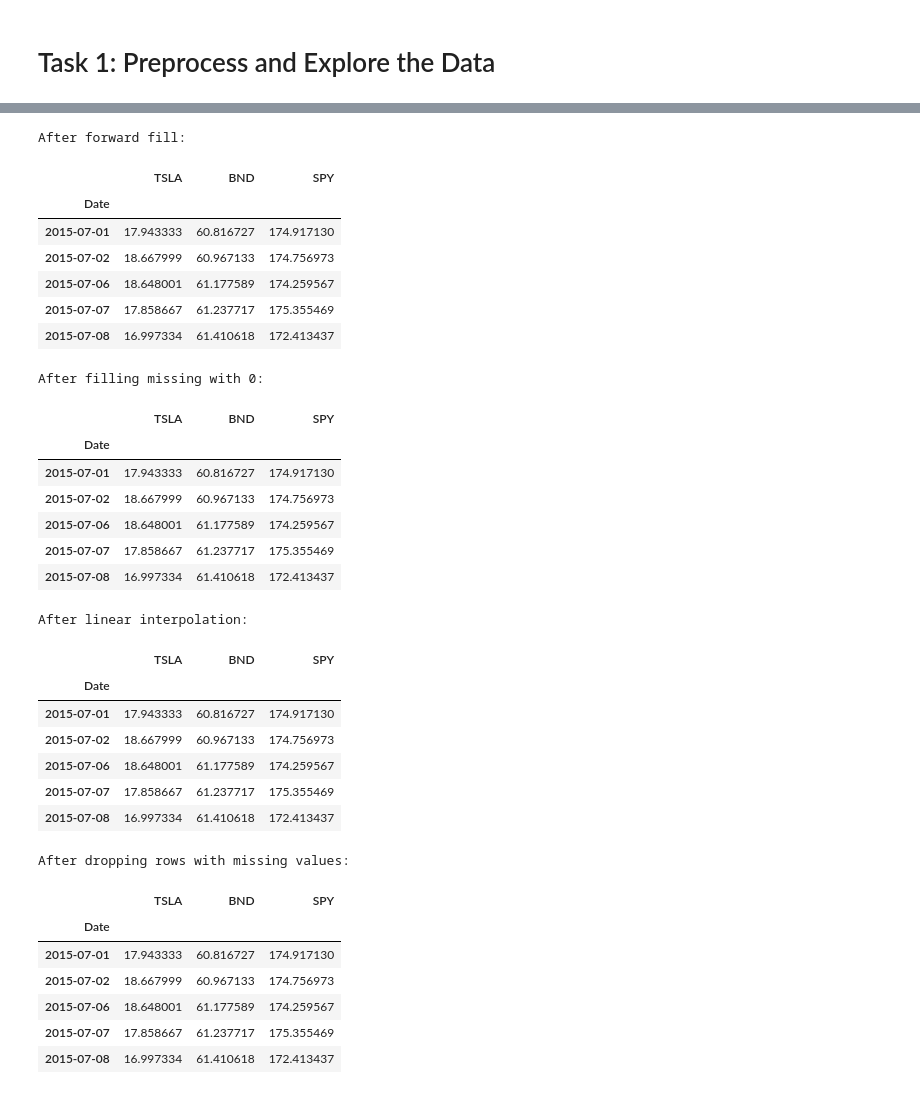
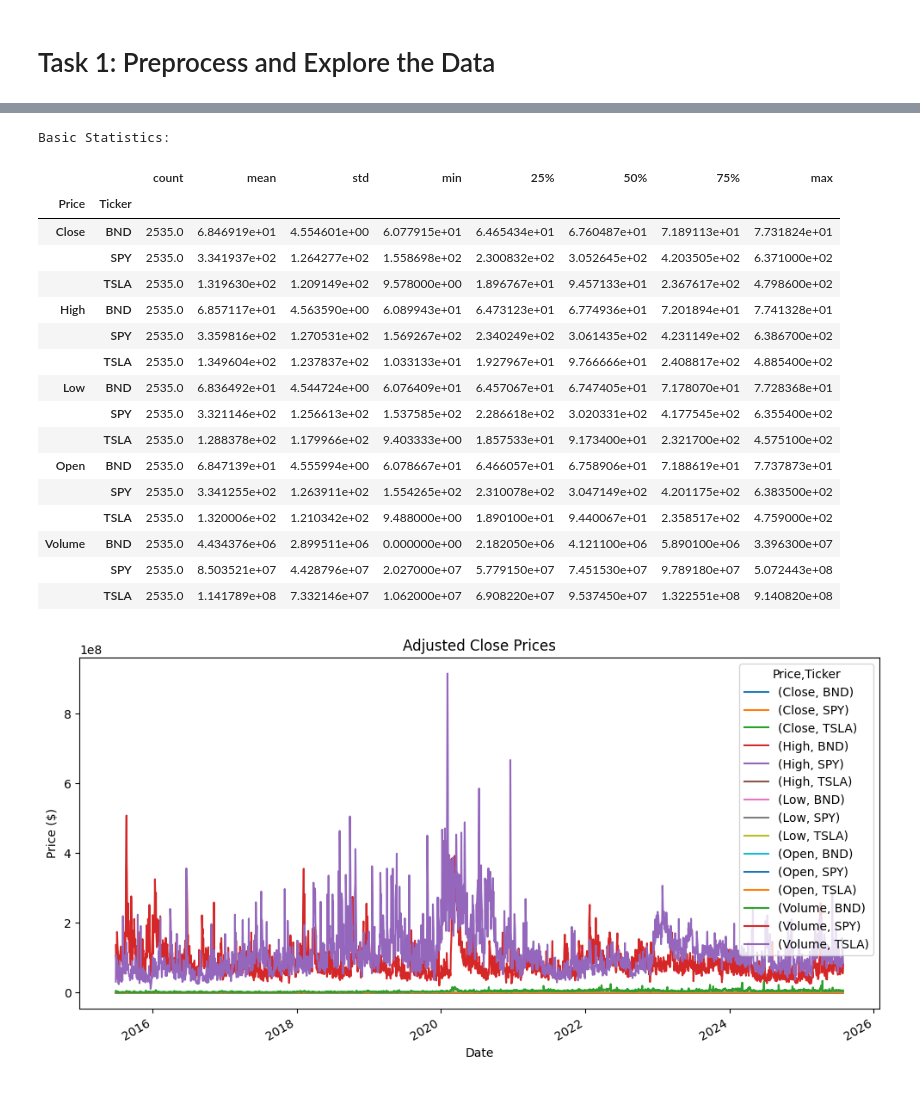
Before and after one commit to Addisu22/Time-Series-Forecasting-for-Portfolio-Management-Optimization, a Jupyter notebook: Notebooks/Preprocess_Explore_Data.ipynb, the cells around one changed output, grey strips where cells are left out. Drawn from its saved outputs; the diff is of its cells as text; code cells hidden in the pictures.

Commit message:
Preprocess and Explore the Data

```diff
--- a/Notebooks/Preprocess_Explore_Data.ipynb
+++ b/Notebooks/Preprocess_Explore_Data.ipynb
@@ -15,15 +15,15 @@ sys.path.append(os.path.abspath("../Scripts"))
 import warnings
 warnings.filterwarnings('ignore')
 # %%
-sns.set(style="whitegrid")
-plt.rcParams['figure.figsize'] = (12,6)
+    # Parameters
 tickers = ['TSLA', 'BND', 'SPY']
-start ='2015-07-01'
-end = '2025-07-31'
+start_date = '2015-07-01'
+end_date = '2025-07-31'
 # %%
 from load_stock_data import *
 # %%
-df = download_stock_data(tickers, start, end)
-print(f"Downloading {tickers} from {start} to {end} ...")
+    # Download portfolio data
+df = download_data(tickers, start_date, end_date)
+print(f"Downloading {tickers} from {start_date} to {end_date} ...")
 df.head()
 # %% [output]
@@ -66,46 +68,25 @@ dtype: int64
 # %%
-print("\nAfter forward fill:")
-display(handle_missing_values(df, method="ffill").head())
-
-print("\nAfter filling missing with 0:")
-display(handle_missing_values(df, method="zero").head())
-
-print("\nAfter linear interpolation:")
-display(handle_missing_values(df, method="interpolate").head())
-
-print("\nAfter dropping rows with missing values:")
-display(handle_missing_values(df, method="drop").head())
+# Basic Stats and Visualization
+basic_stats(df)
+plot_prices(df)
 # %% [output]
-After forward fill:
+Basic Statistics:
-|  | TSLA | BND | SPY |
-| Date |  |  |  |
-| 2015-07-01 | 17.943333 | 60.816727 | 174.917130 |
-| 2015-07-02 | 18.667999 | 60.967133 | 174.756973 |
-| 2015-07-06 | 18.648001 | 61.177589 | 174.259567 |
-| 2015-07-07 | 17.858667 | 61.237717 | 175.355469 |
-| 2015-07-08 | 16.997334 | 61.410618 | 172.413437 |
+|  |  | count | mean | std | min | 25% | 50% | 75% | max |
+| Price | Ticker |  |  |  |  |  |  |  |  |
+| Close | BND | 2535.0 | 6.846919e+01 | 4.554601e+00 | 6.077915e+01 | 6.465434e+01 | 6.760487e+01 | 7.189113e+01 | 7.731824e+01 |
+|  | SPY | 2535.0 | 3.341937e+02 | 1.264277e+02 | 1.558698e+02 | 2.300832e+02 | 3.052645e+02 | 4.203505e+02 | 6.371000e+02 |
+|  | TSLA | 2535.0 | 1.319630e+02 | 1.209149e+02 | 9.578000e+00 | 1.896767e+01 | 9.457133e+01 | 2.367617e+02 | 4.798600e+02 |
+| High | BND | 2535.0 | 6.857117e+01 | 4.563590e+00 | 6.089943e+01 | 6.473123e+01 | 6.774936e+01 | 7.201894e+01 | 7.741328e+01 |
+|  | SPY | 2535.0 | 3.359816e+02 | 1.270531e+02 | 1.569267e+02 | 2.340249e+02 | 3.061435e+02 | 4.231149e+02 | 6.386700e+02 |
+|  | TSLA | 2535.0 | 1.349604e+02 | 1.237837e+02 | 1.033133e+01 | 1.927967e+01 | 9.766666e+01 | 2.408817e+02 | 4.885400e+02 |
+| Low | BND | 2535.0 | 6.836492e+01 | 4.544724e+00 | 6.076409e+01 | 6.457067e+01 | 6.747405e+01 | 7.178070e+01 | 7.728368e+01 |
+|  | SPY | 2535.0 | 3.321146e+02 | 1.256613e+02 | 1.537585e+02 | 2.286618e+02 | 3.020331e+02 | 4.177545e+02 | 6.355400e+02 |
+|  | TSLA | 2535.0 | 1.288378e+02 | 1.179966e+02 | 9.403333e+00 | 1.857533e+01 | 9.173400e+01 | 2.321700e+02 | 4.575100e+02 |
+| Open | BND | 2535.0 | 6.847139e+01 | 4.555994e+00 | 6.078667e+01 | 6.466057e+01 | 6.758906e+01 | 7.188619e+01 | 7.737873e+01 |
+|  | SPY | 2535.0 | 3.341255e+02 | 1.263911e+02 | 1.554265e+02 | 2.310078e+02 | 3.047149e+02 | 4.201175e+02 | 6.383500e+02 |
+|  | TSLA | 2535.0 | 1.320006e+02 | 1.210342e+02 | 9.488000e+00 | 1.890100e+01 | 9.440067e+01 | 2.358517e+02 | 4.759000e+02 |
+| Volume | BND | 2535.0 | 4.434376e+06 | 2.899511e+06 | 0.000000e+00 | 2.182050e+06 | 4.121100e+06 | 5.890100e+06 | 3.396300e+07 |
+|  | SPY | 2535.0 | 8.503521e+07 | 4.428796e+07 | 2.027000e+07 | 5.779150e+07 | 7.451530e+07 | 9.789180e+07 | 5.072443e+08 |
+|  | TSLA | 2535.0 | 1.141789e+08 | 7.332146e+07 | 1.062000e+07 | 6.908220e+07 | 9.537450e+07 | 1.322551e+08 | 9.140820e+08 |
-After filling missing with 0:
-|  | TSLA | BND | SPY |
-| Date |  |  |  |
-| 2015-07-01 | 17.943333 | 60.816727 | 174.917130 |
-| 2015-07-02 | 18.667999 | 60.967133 | 174.756973 |
-| 2015-07-06 | 18.648001 | 61.177589 | 174.259567 |
-| 2015-07-07 | 17.858667 | 61.237717 | 175.355469 |
-| 2015-07-08 | 16.997334 | 61.410618 | 172.413437 |
-After linear interpolation:
-|  | TSLA | BND | SPY |
-| Date |  |  |  |
-| 2015-07-01 | 17.943333 | 60.816727 | 174.917130 |
-| 2015-07-02 | 18.667999 | 60.967133 | 174.756973 |
-| 2015-07-06 | 18.648001 | 61.177589 | 174.259567 |
-| 2015-07-07 | 17.858667 | 61.237717 | 175.355469 |
-| 2015-07-08 | 16.997334 | 61.410618 | 172.413437 |
-After dropping rows with missing values:
-|  | TSLA | BND | SPY |
-| Date |  |  |  |
-| 2015-07-01 | 17.943333 | 60.816727 | 174.917130 |
-| 2015-07-02 | 18.667999 | 60.967133 | 174.756973 |
-| 2015-07-06 | 18.648001 | 61.177589 | 174.259567 |
-| 2015-07-07 | 17.858667 | 61.237717 | 175.355469 |
-| 2015-07-08 | 16.997334 | 61.410618 | 172.413437 |
+[figure, added]
 # %%
```
Also changed, not shown: parts of 14 cells of this notebook.
